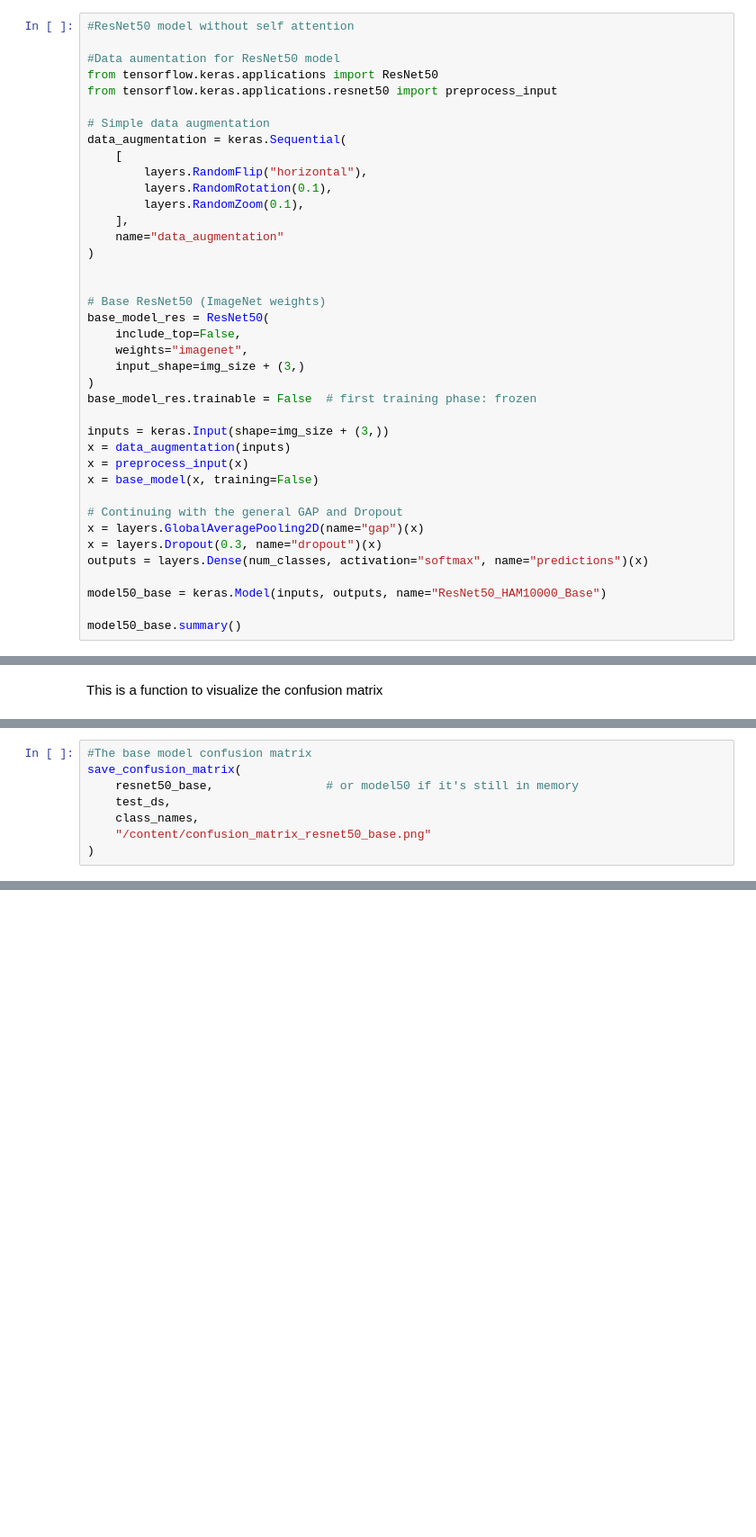
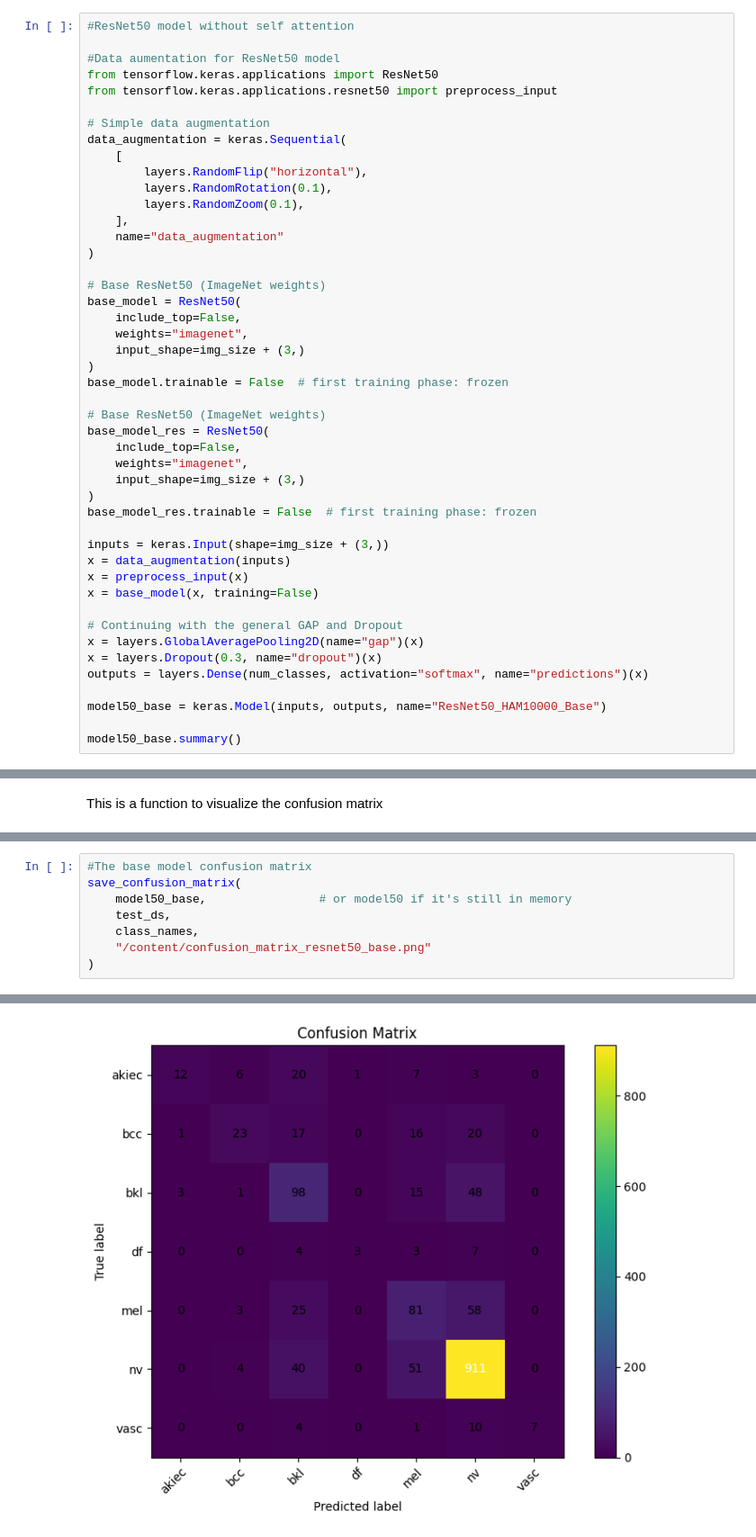
Before and after one commit to mo-g-19/skinLesionsHAM10000, a Jupyter notebook: notebooks/CECS456.ipynb, the cells around one changed output, grey strips where cells are left out. Shown at 90% size. Saved outputs shown, nothing was run; the diff lists cells and outputs as text; blank space fills up the shorter version.

```diff
--- a/notebooks/CECS456.ipynb
+++ b/notebooks/CECS456.ipynb
@@ -338,6 +336,13 @@ data_augmentation = keras.Sequential(
     name="data_augmentation"
 )
 
+# Base ResNet50 (ImageNet weights)
+base_model = ResNet50(
+    include_top=False,
+    weights="imagenet",
+    input_shape=img_size + (3,)
+)
+base_model.trainable = False  # first training phase: frozen
 
 # Base ResNet50 (ImageNet weights)
 base_model_res = ResNet50(
@@ -676,7 +683,7 @@ def save_confusion_matrix(model, test_ds, class_names, out_path):
 # %%
 #The base model confusion matrix
 save_confusion_matrix(
-    resnet50_base,                # or model50 if it's still in memory
+    model50_base,                # or model50 if it's still in memory
     test_ds,
     class_names,
     "/content/confusion_matrix_resnet50_base.png"
@@ -685,0 +701 @@ NameError: name 'resnet50_base' is not defined
+[figure, added]
```
Also changed, not shown: parts of 19 cells of this notebook.
